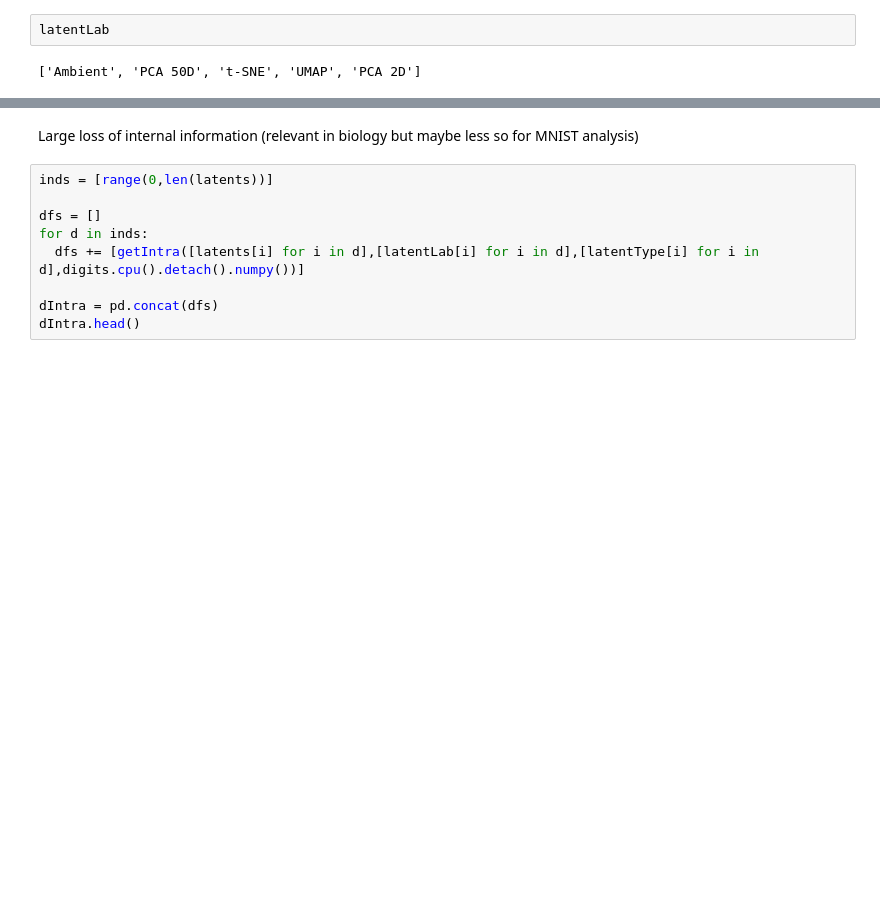
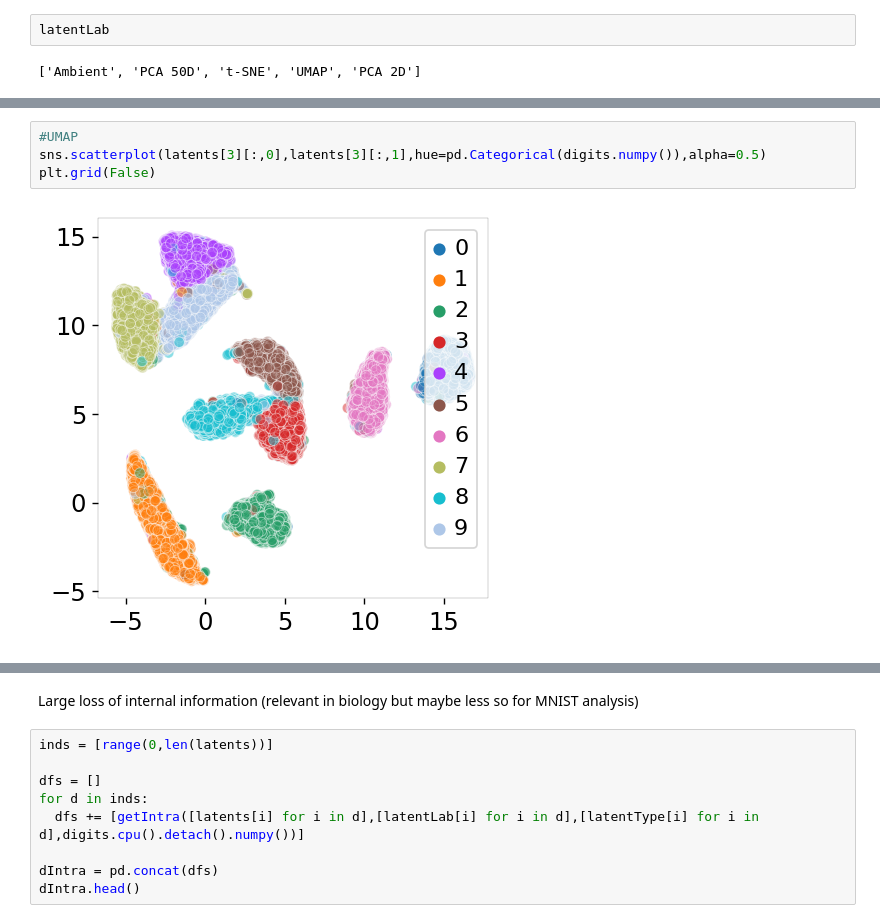
Before and after one commit to pachterlab/CBP_2021, a Jupyter notebook: notebooks/allInterIntraDistortions.ipynb, the cells around one changed output, grey strips where cells are left out. Drawn from its saved outputs; the diff is of its cells as text; blank space fills up the shorter version.

```diff
--- a/notebooks/allInterIntraDistortions.ipynb
+++ b/notebooks/allInterIntraDistortions.ipynb
@@ -695,0 +717,6 @@ latentLab
+# %%
+#UMAP
+sns.scatterplot(latents[3][:,0],latents[3][:,1],hue=pd.Categorical(digits.numpy()),alpha=0.5)
+plt.grid(False)
+# %% [output]
+[figure, added]
```
Also changed, not shown: parts of 9 cells of this notebook.
